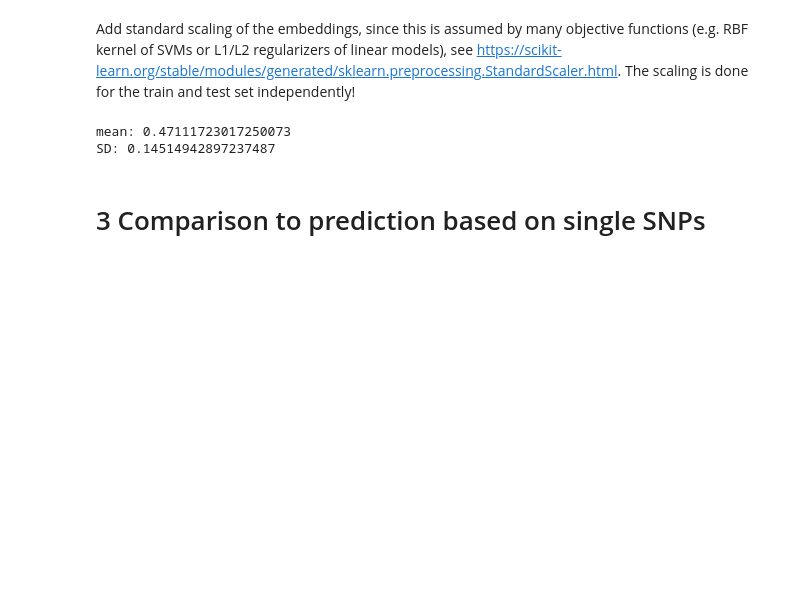
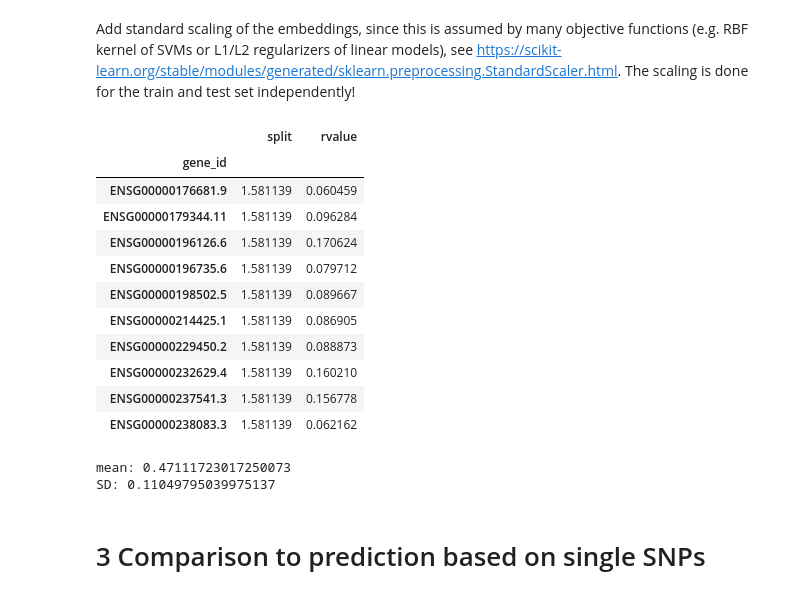
Before and after one commit to SarahOuologuem/lm-eqtl, a Jupyter notebook: expression_prediction_Ridge.ipynb, the cells around one changed output. Cells and saved outputs as stored; diff of their text form; code cells hidden in the pictures; blank space fills up the shorter version.

```diff
--- a/expression_prediction_Ridge.ipynb
+++ b/expression_prediction_Ridge.ipynb
@@ -156,0 +165,15 @@ train_df = pd.DataFrame({"split": s, "gene_id": g, "rvalue": r})
+# %%
+test_df.groupby("gene_id").std()
+# %% [output]
+|  | split | rvalue |
+| gene_id |  |  |
+| ENSG00000176681.9 | 1.581139 | 0.060459 |
+| ENSG00000179344.11 | 1.581139 | 0.096284 |
+| ENSG00000196126.6 | 1.581139 | 0.170624 |
+| ENSG00000196735.6 | 1.581139 | 0.079712 |
+| ENSG00000198502.5 | 1.581139 | 0.089667 |
+| ENSG00000214425.1 | 1.581139 | 0.086905 |
+| ENSG00000229450.2 | 1.581139 | 0.088873 |
+| ENSG00000232629.4 | 1.581139 | 0.160210 |
+| ENSG00000237541.3 | 1.581139 | 0.156778 |
+| ENSG00000238083.3 | 1.581139 | 0.062162 |
@@ -157,9 +183,9 @@ train_df = pd.DataFrame({"split": s, "gene_id": g, "rvalue": r})
 # %%
-print(f"mean: {np.mean(test_df.rvalue.values)}")
-print(f"SD: {np.std(test_df.rvalue.values)}")
+print(f"mean: {test_df.groupby('gene_id').mean().rvalue.mean()}")
+print(f"SD: {test_df.groupby('gene_id').mean().rvalue.std()}")
 # %% [output]
 mean: 0.47111723017250073
-SD: 0.14514942897237487
+SD: 0.11049795039975137
 # %% [markdown]
 # 3 Comparison to prediction based on single SNPs
 # %%
```
Also changed, not shown: parts of 5 cells of this notebook, 5 other files.
